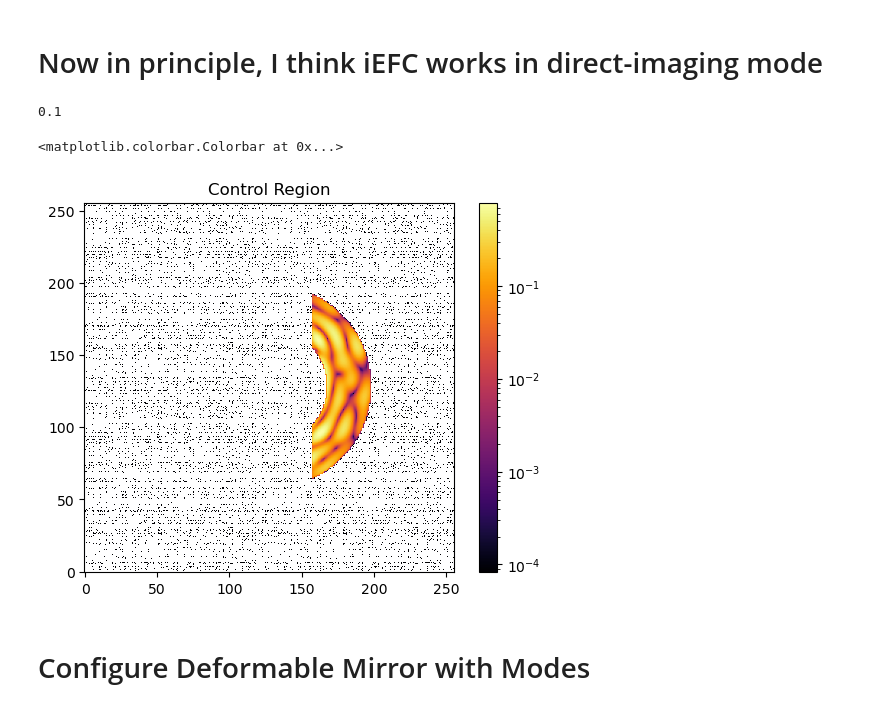
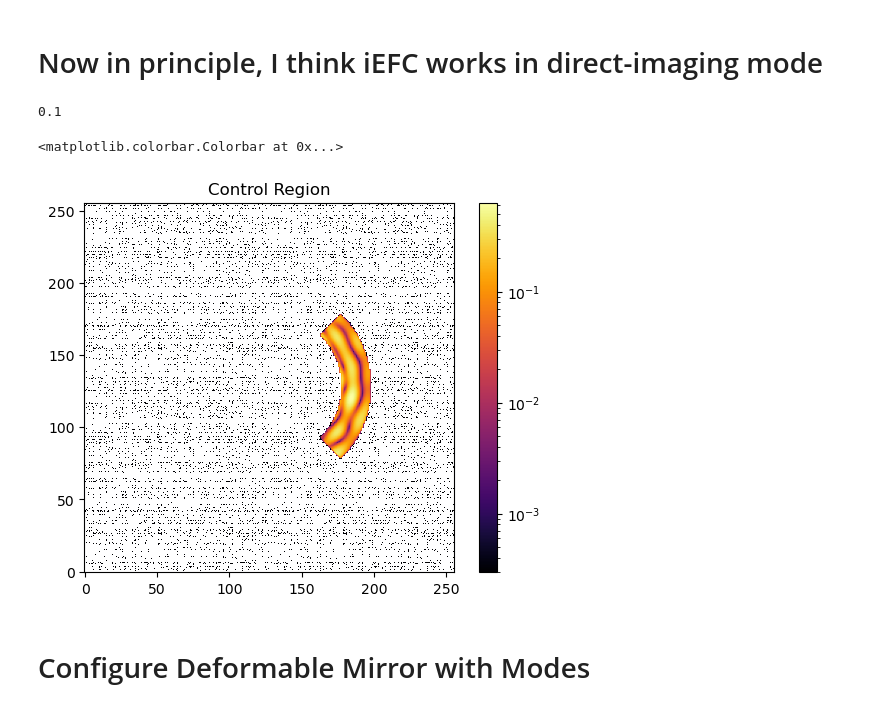
Before and after one commit to Jashcraf/poi, a Jupyter notebook: demo_iefc.ipynb, the cells around one changed output. Cells and saved outputs as stored; diff of their text form; code cells hidden in the pictures.

```diff
--- a/demo_iefc.ipynb
+++ b/demo_iefc.ipynb
@@ -82,24 +110,29 @@ plt.imshow(focal_intensity, cmap='inferno', norm=LogNorm())
 # %%
 # create a dark hole
 um_to_LD = 1e-6 / (EFL * 1e-3) * (Dpup * 1e-3) / (WVL * 1e-6)
 print(um_to_LD)
 u, v = make_xy_grid(focal.shape, dx=dx_img * um_to_LD)
 rho, psi = cart_to_polar(u, v)
 
 dark_hole = np.zeros_like(u)
+IWA = 5
+OWA = 7
 dark_hole[rho < 7] = 1
-dark_hole[rho < 4] = 0
-dark_hole[u < 3] = 0
+dark_hole[rho < 5] = 0
+dark_hole[psi > np.pi / 4] = 0
+dark_hole[psi < -np.pi / 4] = 0
+# dark_hole[u < 5] = 0
+
 
 masked_intensity = dark_hole * focal_intensity
 plt.title('Control Region')
 plt.imshow(masked_intensity, cmap='inferno', norm=LogNorm(), origin='lower')
 
 plt.colorbar()
 # %% [output]
 0.1
 <matplotlib.colorbar.Colorbar at 0x...>
-[figure, old version]
+[figure, new version]
 # %% [markdown]
 # Configure Deformable Mirror with Modes
 # %%
```
Also changed, not shown: parts of 28 cells of this notebook.
